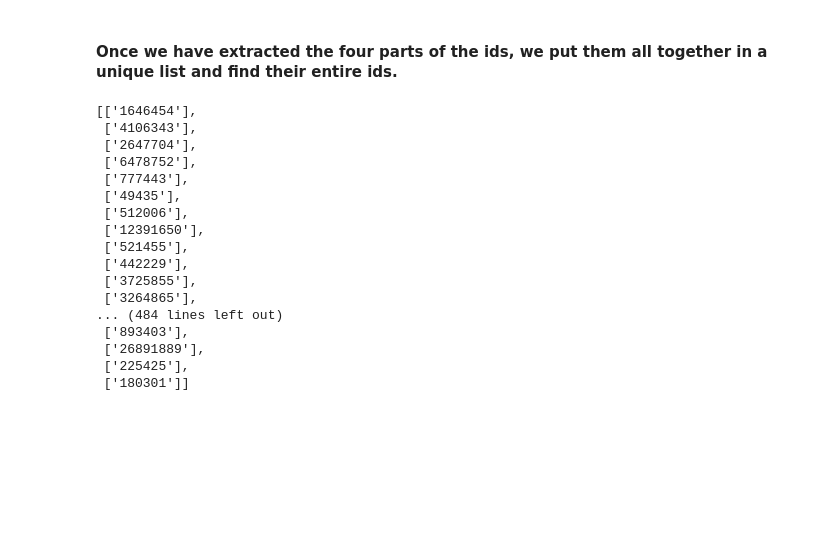
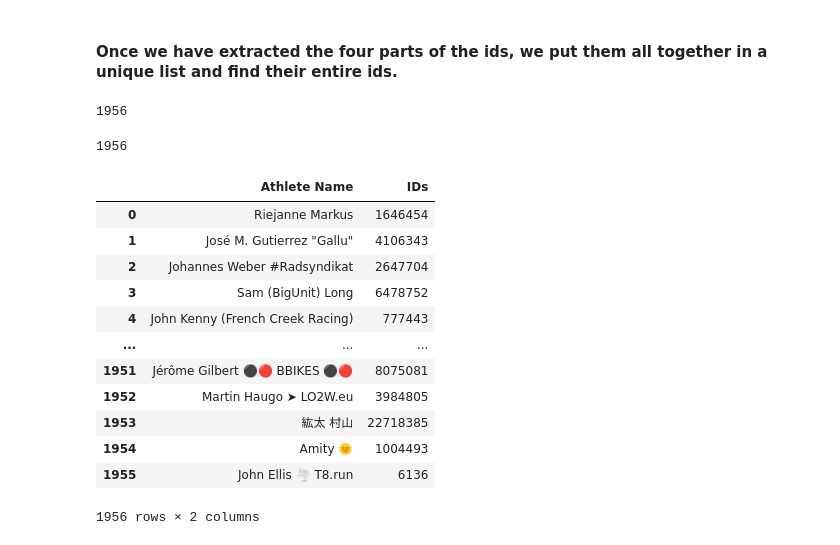
Before and after one commit to javier-pradera/Project-Week-3-Data-Thieves, a Jupyter notebook: your-project/Code/Paula/Strava_Top_Profiles_Info.ipynb, the cells around one changed output. Saved outputs shown, nothing was run; the diff lists cells and outputs as text; code cells hidden in the pictures; blank space fills up the shorter version.

```diff
--- a/your-project/Code/Paula/Strava_Top_Profiles_Info.ipynb
+++ b/your-project/Code/Paula/Strava_Top_Profiles_Info.ipynb
@@ -129,3 +90,8 @@ for soup in trial:
     id_profile = soup_1.select("div.spans5 a.button")[0]["href"]
     id_finale = re.findall(r"(?<=content=)\d*", id_profile)
     list_ids.append(id_finale)
+# %%
+list_ids= list_ids[0:1958]
+# %%
+flattened_list_ids = [item for sublist in list_ids for item in sublist]
+len(flattened_list_ids)
@@ -172,3 +223,8 @@ trial_3[0:20]
 # %% [markdown]
 #### Once we have extracted the four parts of the ids, we put them all together in a unique list and find their entire ids.
+# %%
+top_profiles = top_profiles[0:1956]
+len(top_profiles)
+# %% [output]
+1956
 # %%
@@ -184,20 +239,22 @@ for soup in absolute_url:
-# %%
-list_ids #This one only has the first 500 to start working with it.
-# %% [output]
-[['1646454'],
- ['4106343'],
- ['2647704'],
- ['6478752'],
- ['777443'],
- ['49435'],
- ['512006'],
- ['12391650'],
- ['521455'],
- ['442229'],
- ['3725855'],
- ['3264865'],
-... (484 lines left out)
- ['893403'],
- ['26891889'],
- ['225425'],
- ['180301']]
+# %%
+len(flattened_list_ids)
+# %% [output]
+1956
+# %%
+table_1 = pd.DataFrame({"Athlete Name": top_profiles, "IDs": flattened_list_ids})
+# %%
+table_1
+# %% [output]
+|  | Athlete Name | IDs |
+| 0 | Riejanne Markus | 1646454 |
+| 1 | José M. Gutierrez "Gallu" | 4106343 |
+| 2 | Johannes Weber #Radsyndikat | 2647704 |
+| 3 | Sam (BigUnit) Long | 6478752 |
+| 4 | John Kenny (French Creek Racing) | 777443 |
+| ... | ... | ... |
+| 1951 | Jérôme Gilbert ⚫️🔴 BBIKES ⚫️🔴 | 8075081 |
+| 1952 | Martin Haugo ➤ LO2W.eu | 3984805 |
+| 1953 | 紘太 村山 | 22718385 |
+| 1954 | Amity 🌞 | 1004493 |
+| 1955 | John Ellis 🌪 T8.run | 6136 |
+1956 rows × 2 columns
```
Also changed, not shown: parts of 28 cells of this notebook, 4 other files.
